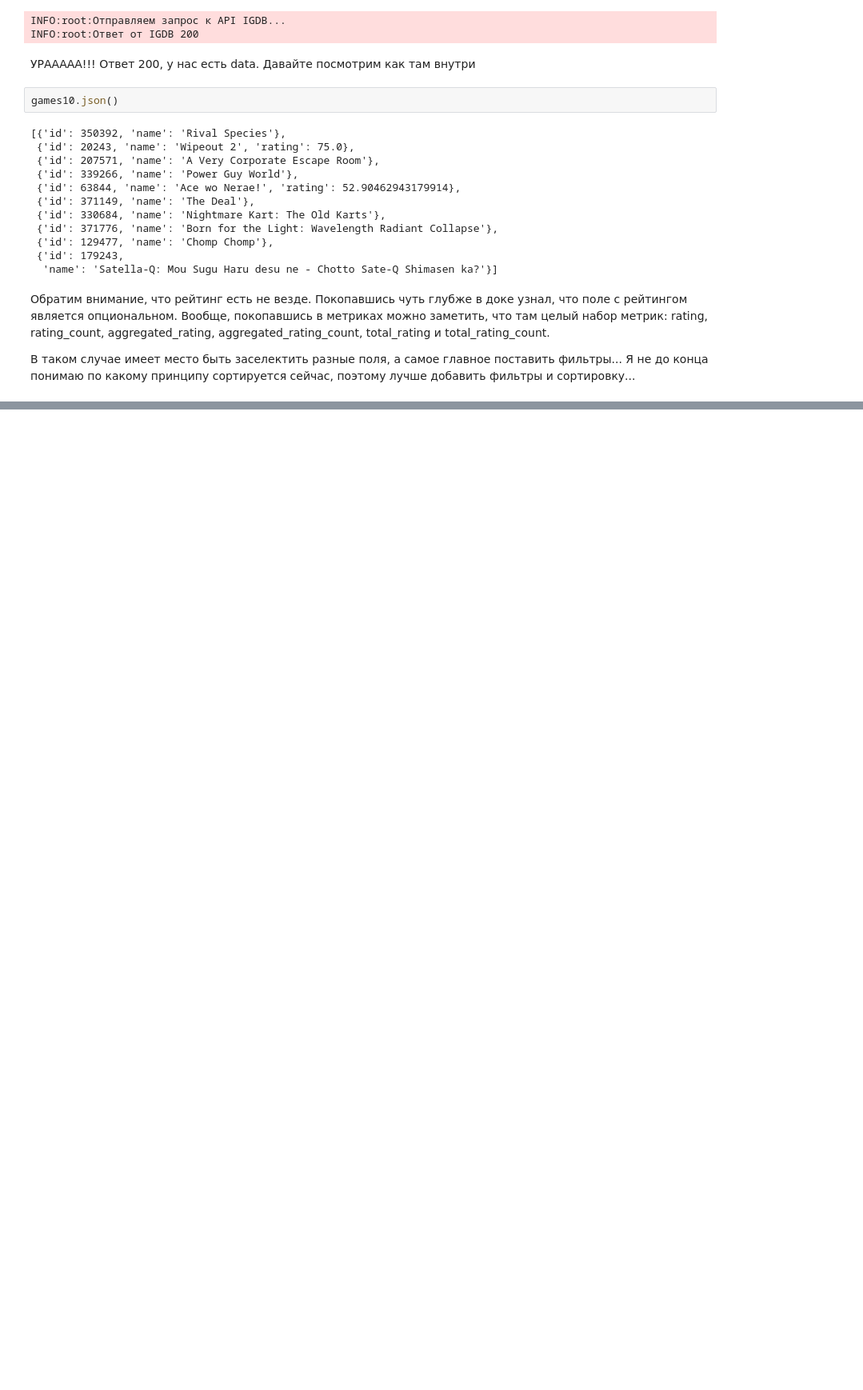
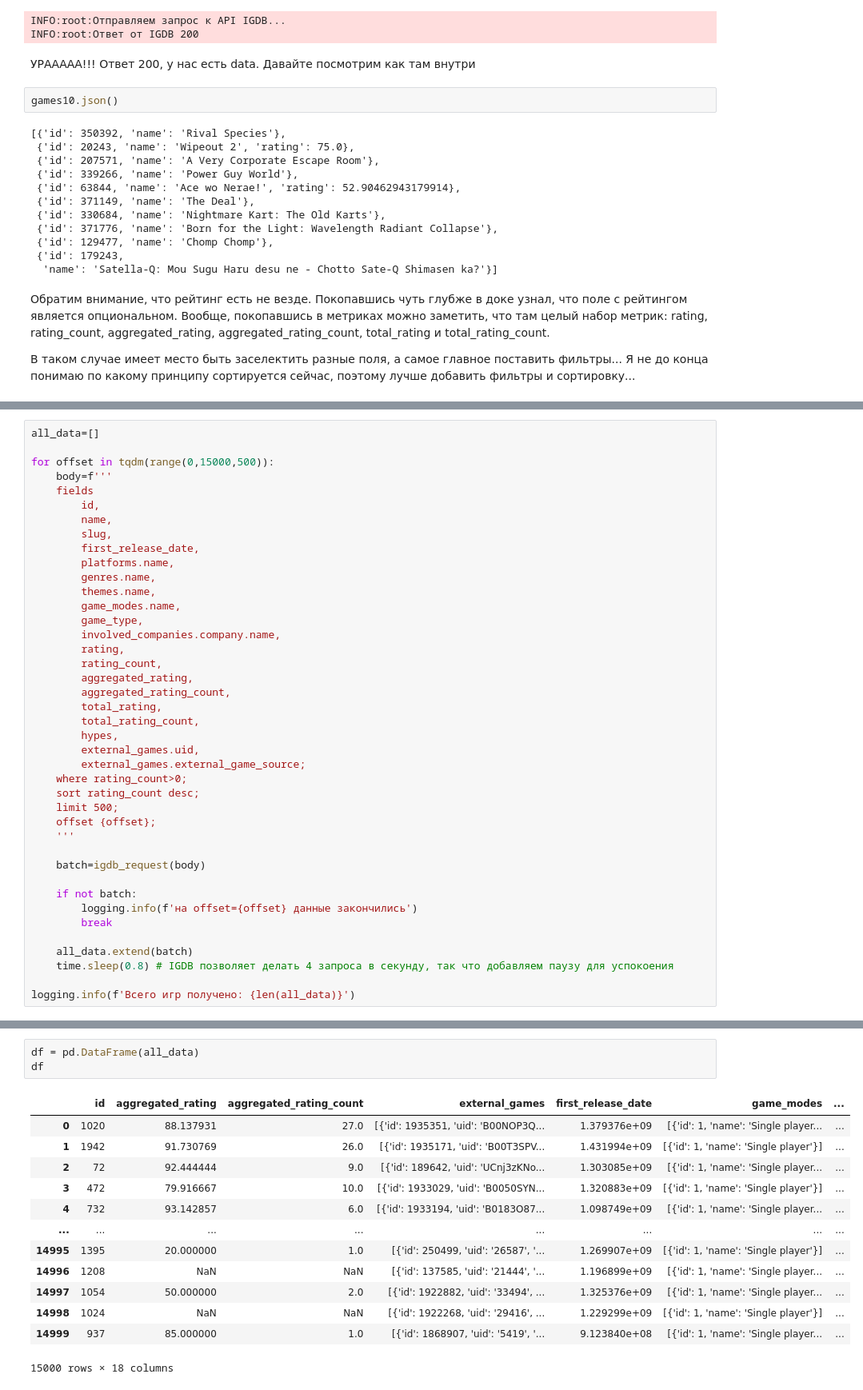
Before and after one commit to tdrkn/GP2, a Jupyter notebook: api_igdb.ipynb, the cells around one changed output, grey strips where cells are left out. Shown at 80% size. Cells and saved outputs as stored; diff of their text form; blank space fills up the shorter version.

```diff
--- a/api_igdb.ipynb
+++ b/api_igdb.ipynb
@@ -106,0 +210,41 @@ games10.json()
+# %%
+all_data=[]
+
+for offset in tqdm(range(0,15000,500)):
+    body=f'''
+    fields
+        id,
+        name,
+        slug,
+        first_release_date,
+        platforms.name,
+        genres.name,
+        themes.name,
+        game_modes.name,
+        game_type,
+        involved_companies.company.name,
+        rating,
+        rating_count,
+        aggregated_rating,
+        aggregated_rating_count,
+        total_rating,
+        total_rating_count,
+        hypes,
+        external_games.uid,
+        external_games.external_game_source;
+    where rating_count>0;
+    sort rating_count desc;
+    limit 500;
+    offset {offset};
+    '''
+
+    batch=igdb_request(body)
+
+    if not batch:
+        logging.info(f'на offset={offset} данные закончились')
+        break
+
+    all_data.extend(batch)
+    time.sleep(0.8) # IGDB позволяет делать 4 запроса в секунду, так что добавляем паузу для успокоения
+
+logging.info(f'Всего игр получено: {len(all_data)}')
@@ -106,0 +269,17 @@ games10.json()
+# %%
+df = pd.DataFrame(all_data)
+df
+# %% [output]
+|  | id | aggregated_rating | aggregated_rating_count | external_games | first_release_date | game_modes | ... |
+| 0 | 1020 | 88.137931 | 27.0 | [{'id': 1935351, 'uid': 'B00NOP3Q... | 1.379376e+09 | [{'id': 1, 'name': 'Single player... | ... |
+| 1 | 1942 | 91.730769 | 26.0 | [{'id': 1935171, 'uid': 'B00T3SPV... | 1.431994e+09 | [{'id': 1, 'name': 'Single player'}] | ... |
+| 2 | 72 | 92.444444 | 9.0 | [{'id': 189642, 'uid': 'UCnj3zKNo... | 1.303085e+09 | [{'id': 1, 'name': 'Single player... | ... |
+| 3 | 472 | 79.916667 | 10.0 | [{'id': 1933029, 'uid': 'B0050SYN... | 1.320883e+09 | [{'id': 1, 'name': 'Single player'}] | ... |
+| 4 | 732 | 93.142857 | 6.0 | [{'id': 1933194, 'uid': 'B0183O87... | 1.098749e+09 | [{'id': 1, 'name': 'Single player... | ... |
+| ... | ... | ... | ... | ... | ... | ... | ... |
+| 14995 | 1395 | 20.000000 | 1.0 | [{'id': 250499, 'uid': '26587', '... | 1.269907e+09 | [{'id': 1, 'name': 'Single player'}] | ... |
+| 14996 | 1208 | NaN | NaN | [{'id': 137585, 'uid': '21444', '... | 1.196899e+09 | [{'id': 1, 'name': 'Single player... | ... |
+| 14997 | 1054 | 50.000000 | 2.0 | [{'id': 1922882, 'uid': '33494', ... | 1.325376e+09 | [{'id': 1, 'name': 'Single player... | ... |
+| 14998 | 1024 | NaN | NaN | [{'id': 1922268, 'uid': '29416', ... | 1.229299e+09 | [{'id': 1, 'name': 'Single player'}] | ... |
+| 14999 | 937 | 85.000000 | 1.0 | [{'id': 1868907, 'uid': '5419', '... | 9.123840e+08 | [{'id': 1, 'name': 'Single player... | ... |
+15000 rows × 18 columns
```
Also changed, not shown: parts of 10 cells of this notebook.
